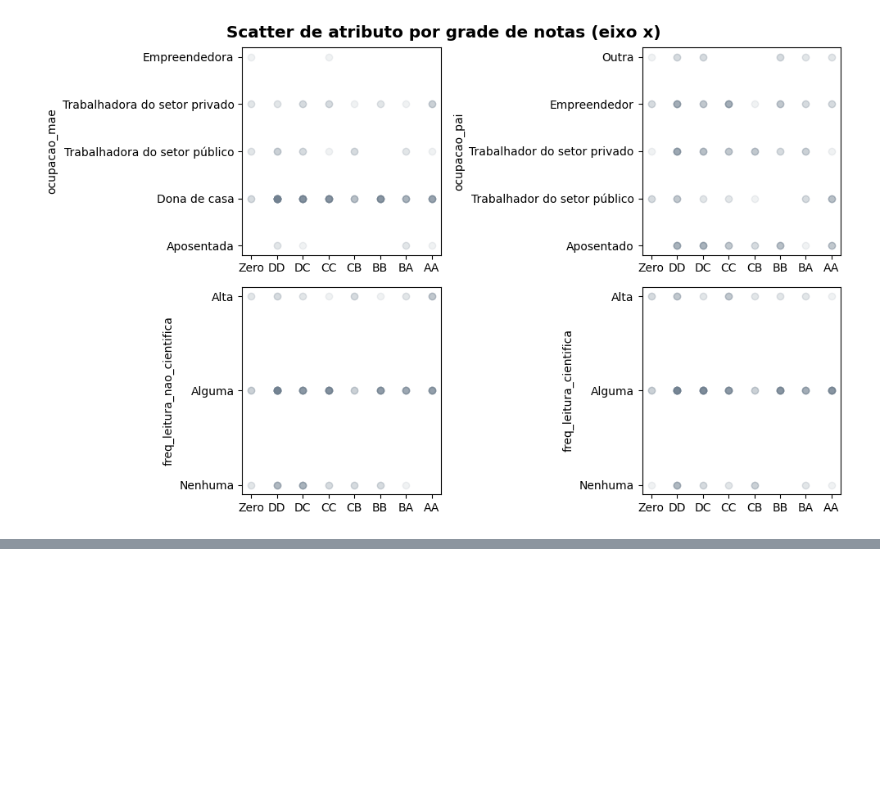
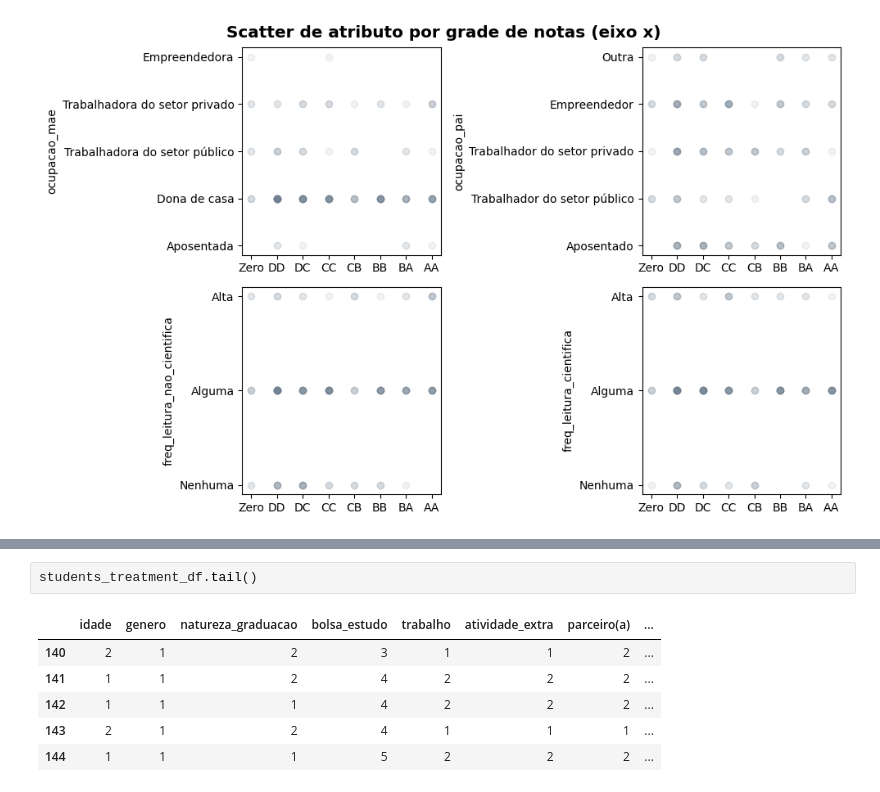
Before and after one commit to IqueMoraes/mvp_analise_exploratoria_e_pre_processamento, a Jupyter notebook: MVP_.ipynb, the cells around one changed output, grey strips where cells are left out. Saved outputs shown, nothing was run; the diff lists cells and outputs as text; blank space fills up the shorter version.

```diff
--- a/MVP_.ipynb
+++ b/MVP_.ipynb
@@ -1221,0 +1296,9 @@ plt.show()
+# %%
+students_treatment_df.tail()
+# %% [output]
+|  | idade | genero | natureza_graduacao | bolsa_estudo | trabalho | atividade_extra | parceiro(a) | ... |
+| 140 | 2 | 1 | 2 | 3 | 1 | 1 | 2 | ... |
+| 141 | 1 | 1 | 2 | 4 | 2 | 2 | 2 | ... |
+| 142 | 1 | 1 | 1 | 4 | 2 | 2 | 2 | ... |
+| 143 | 2 | 1 | 2 | 4 | 1 | 1 | 1 | ... |
+| 144 | 1 | 1 | 1 | 5 | 2 | 2 | 2 | ... |
```
Also changed, not shown: parts of 25 cells of this notebook.
